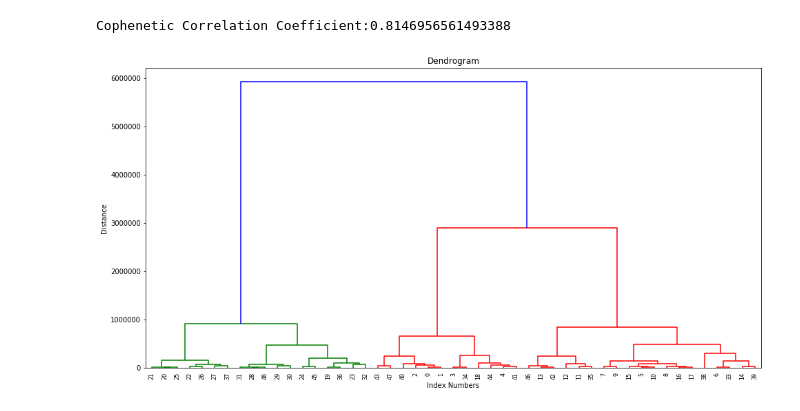
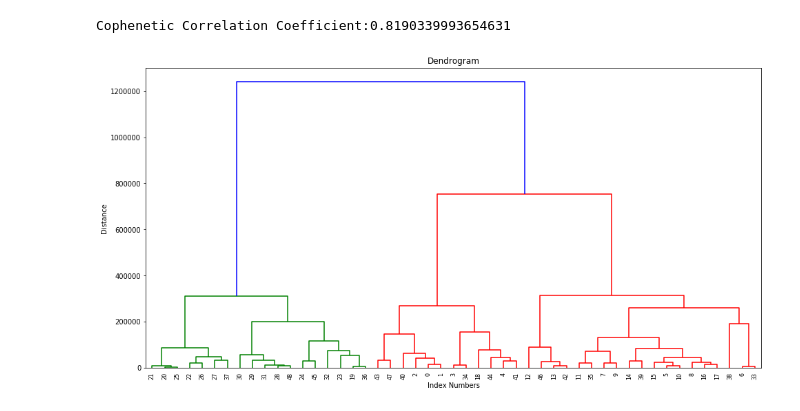
Before and after one commit to djporterco/deLuna, a Jupyter notebook: Lead Analysis/Lead Classification.ipynb, the cells around one changed output. Cells and saved outputs as stored; diff of their text form; code cells hidden in the pictures.

```diff
--- a/Lead Analysis/Lead Classification.ipynb
+++ b/Lead Analysis/Lead Classification.ipynb
@@ -41,37 +41,37 @@ df
 # Convert our data to a matrix to pass to the clustering algorithm:
 X = df.values
 
-# Implement the clustering algorithm using the ward method:
-Z = linkage(X, 'ward')
+# Implement the clustering algorithm using the centroid method:
+Z = linkage(X, 'centroid')
 
 # Calculate the cophenetic correlation coefficient to see how well the algorithm has measured the distances between the points:
 c, coph_dists = cophenet(Z, pdist(X))
 print('Cophenetic Correlation Coefficient:' + str(c))
 
 # now let's make our dendrogram
 fig= plt.figure(figsize=(16,8))
 plt.title('Dendrogram')
 plt.xlabel('Index Numbers')
 plt.ylabel('Distance')
 dendrogram(
     Z,
     leaf_rotation=90.,
     leaf_font_size=8.,
 )
 plt.savefig('outputs/lead_clusters.png')
 plt.show()
 
 
 # we can see that no links exist above a distance of 200 - so we will set maximum distance at 200 and use the fclusters function from scipy.cluster.hierarchy, which will return our cluster ID's.
 
 max_dist = 200 # pairwise distance
 
 # Fcluster here
 df['cluster'] = fcluster(Z, max_dist, criterion='distance')
 df
 # %% [output]
-Cophenetic Correlation Coefficient:0.8146956561493388
+Cophenetic Correlation Coefficient:0.8190339993654631
-[figure, old version]
+[figure, new version]
 |  | Fe | Ni | Cu | Zn | Zr | Ag | Ag.1 | Cd | Cd.1 | Sn | Sn.1 | ... |
 | 86W-8ES1-037-001_leadball-15mm_ | 18499 | 114 | 2012 | 802 | 3832 | 4466 | 1156 | 17941 | 0 | 3853 | -1 | ... |
 | 17L-6568-001_leadball-13mm-spen | 23268 | 160 | 2028 | 935 | 4416 | 4766 | 1365 | 18489 | 0 | 4352 | 0 | ... |
```
Also changed, not shown: 2 other files.
